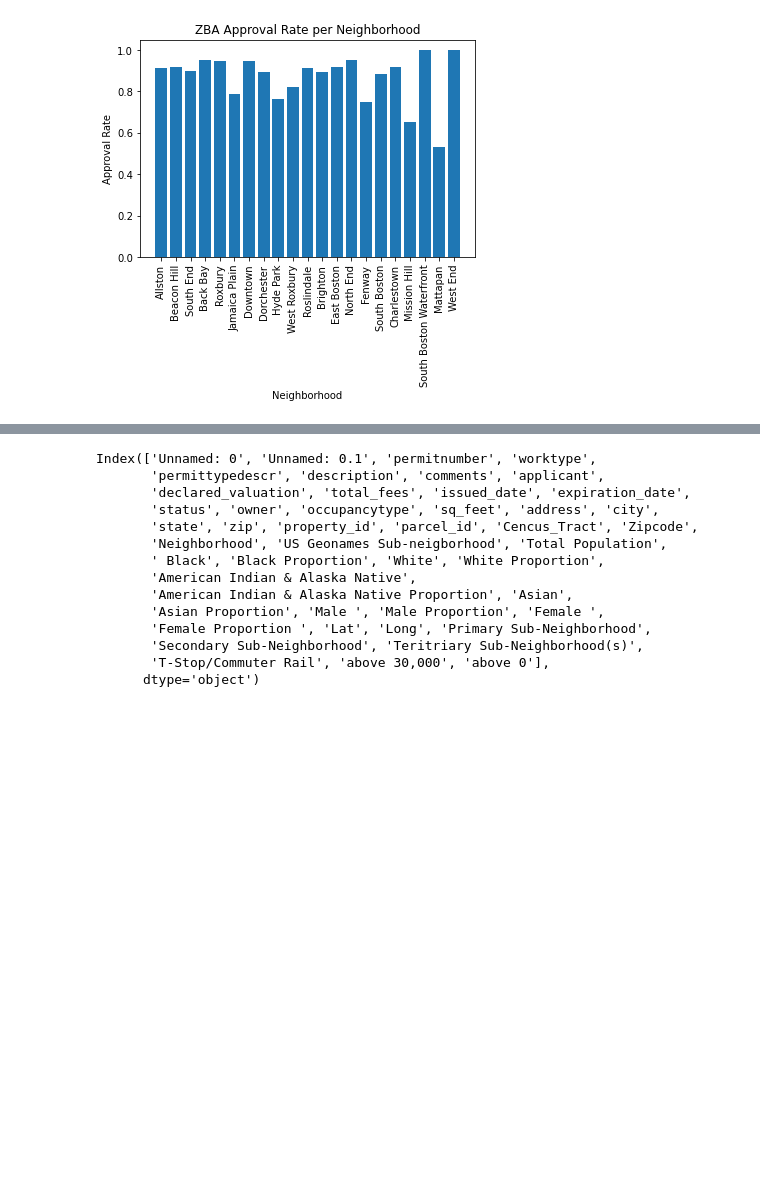
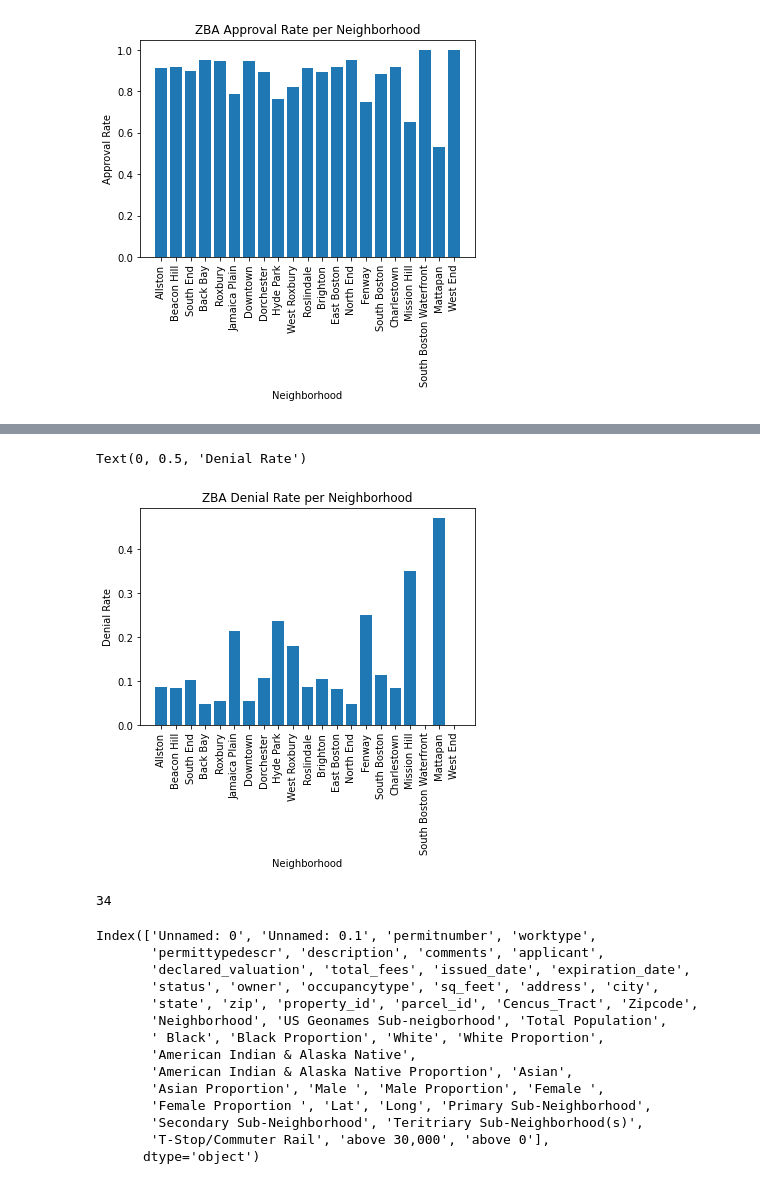
Before and after one commit to yagevlevi/BaystateBanner_Spark, a Jupyter notebook: Real Estate/Permit_Decisions_Distribution_Analysis.ipynb, the cells around one changed output, grey strips where cells are left out. Drawn from its saved outputs; the diff is of its cells as text; code cells hidden in the pictures; blank space fills up the shorter version.

```diff
--- a/Real Estate/Permit_Decisions_Distribution_Analysis.ipynb
+++ b/Real Estate/Permit_Decisions_Distribution_Analysis.ipynb
@@ -484,3 +520,16 @@ Text(0, 0.5, 'Approval Rate')
+# %%
+plt.bar(denial_df['Neighborhood'],denial_df['Denial Rate'])
+plt.xticks(rotation=90)
+plt.title('ZBA Denial Rate per Neighborhood')
+plt.xlabel('Neighborhood')
+plt.ylabel('Denial Rate')
+# %% [output]
+Text(0, 0.5, 'Denial Rate')
+[figure, added]
+# %%
+len(zba[zba['Neighborhood'] == 'Mattapan'])
+# %% [output]
+34
 # %%
 df.columns
 # %% [output]
```
Also changed, not shown: parts of 2 cells of this notebook, 8 other files.
